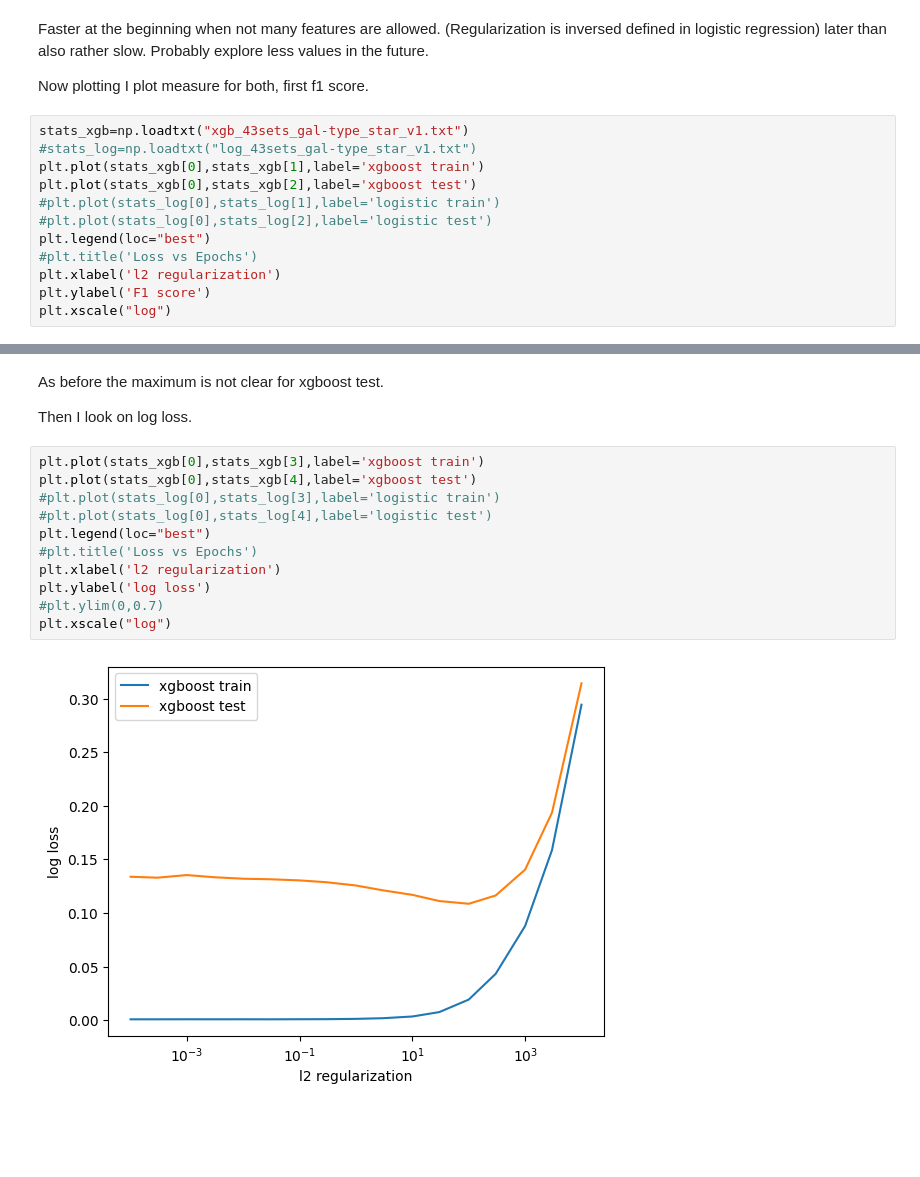
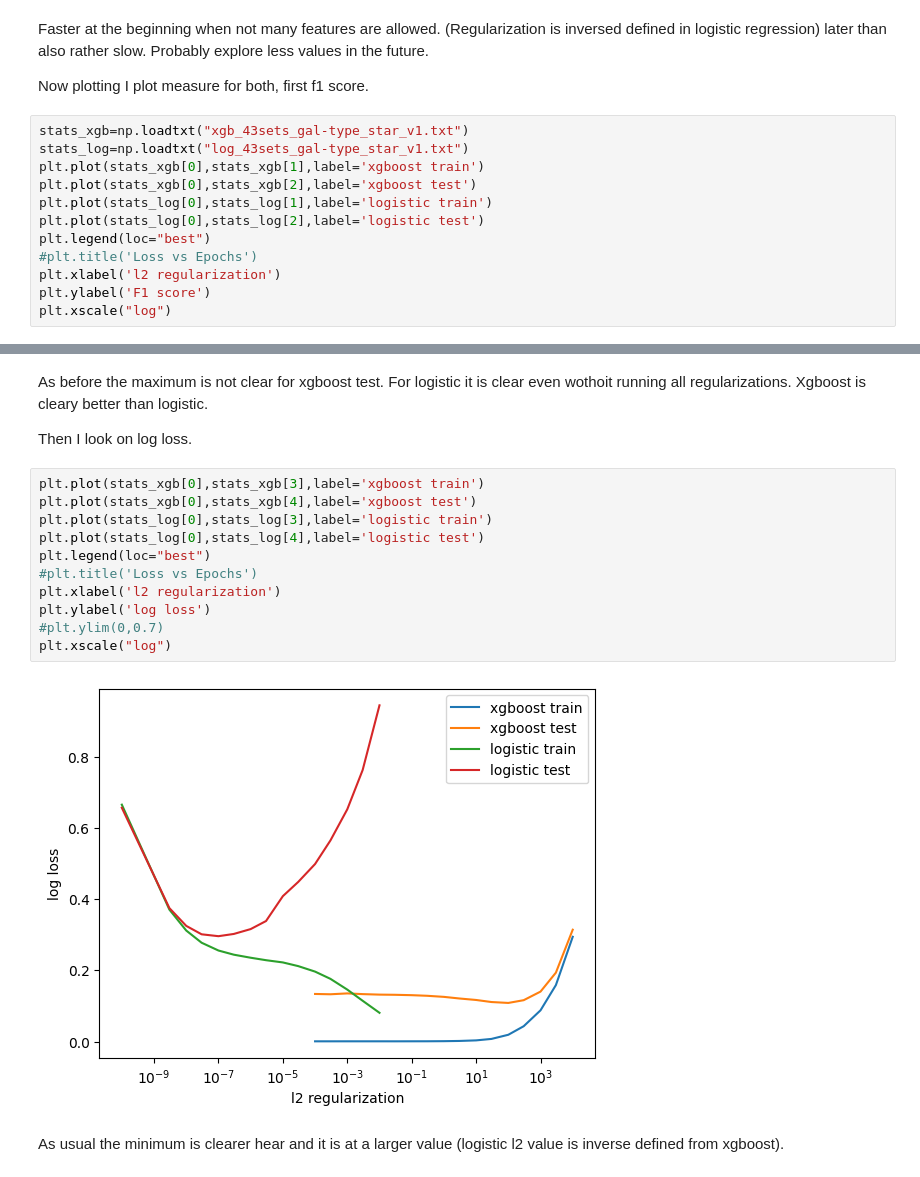
Before and after one commit to tkfritz/astro_images, a Jupyter notebook: three_types_fit1.ipynb, the cells around one changed output, grey strips where cells are left out. Drawn from its saved outputs; the diff is of its cells as text; blank space fills up the shorter version.

Commit message:
Plots have now results from regularization exploration

```diff
--- a/three_types_fit1.ipynb
+++ b/three_types_fit1.ipynb
@@ -343,11 +379,11 @@ Faster at the beginning when not many features are allowed. (Regularization is i
 Now plotting I plot measure for both, first f1 score.
 # %%
 stats_xgb=np.loadtxt("xgb_43sets_gal-type_star_v1.txt")
-#stats_log=np.loadtxt("log_43sets_gal-type_star_v1.txt")
+stats_log=np.loadtxt("log_43sets_gal-type_star_v1.txt")
 plt.plot(stats_xgb[0],stats_xgb[1],label='xgboost train')
 plt.plot(stats_xgb[0],stats_xgb[2],label='xgboost test')
-#plt.plot(stats_log[0],stats_log[1],label='logistic train')
-#plt.plot(stats_log[0],stats_log[2],label='logistic test')
+plt.plot(stats_log[0],stats_log[1],label='logistic train')
+plt.plot(stats_log[0],stats_log[2],label='logistic test')
 plt.legend(loc="best")
 #plt.title('Loss vs Epochs')
 plt.xlabel('l2 regularization')
@@ -358,17 +394,19 @@ plt.xscale("log")
 # %% [markdown]
-As before the maximum is not clear for xgboost test.
+As before the maximum is not clear for xgboost test. For logistic it is clear even wothoit running all regularizations. Xgboost is cleary better than logistic.
 
 Then I look on log loss.
 # %%
 plt.plot(stats_xgb[0],stats_xgb[3],label='xgboost train')
 plt.plot(stats_xgb[0],stats_xgb[4],label='xgboost test')
-#plt.plot(stats_log[0],stats_log[3],label='logistic train')
-#plt.plot(stats_log[0],stats_log[4],label='logistic test')
+plt.plot(stats_log[0],stats_log[3],label='logistic train')
+plt.plot(stats_log[0],stats_log[4],label='logistic test')
 plt.legend(loc="best")
 #plt.title('Loss vs Epochs')
 plt.xlabel('l2 regularization')
 plt.ylabel('log loss')
 #plt.ylim(0,0.7)
 plt.xscale("log")
 # %% [output]
-[figure, old version]
+[figure, new version]
+# %% [markdown]
+As usual the minimum is clearer hear and it is at a larger value (logistic l2 value is inverse defined from xgboost).
```
Also changed, not shown: parts of 2 cells of this notebook.
